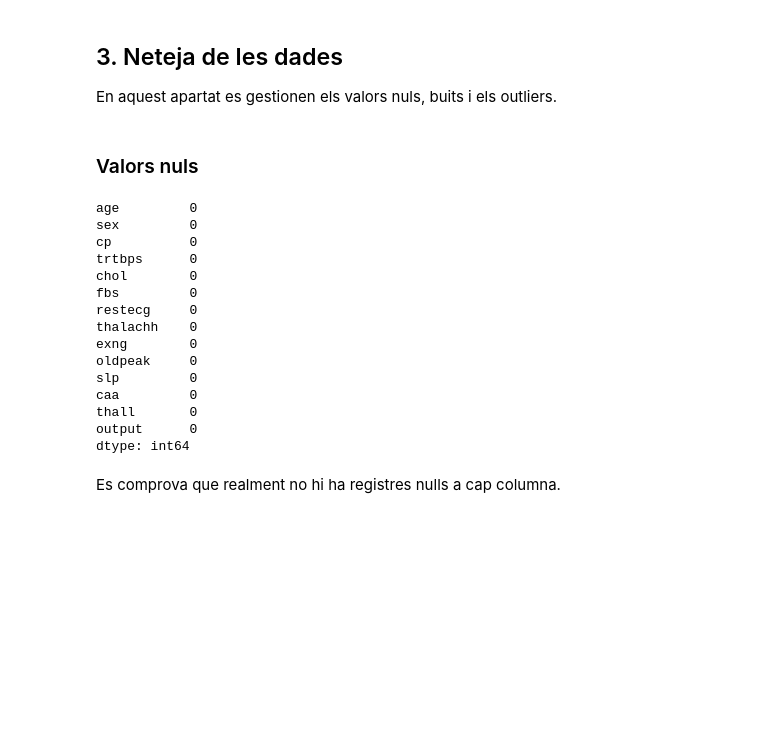
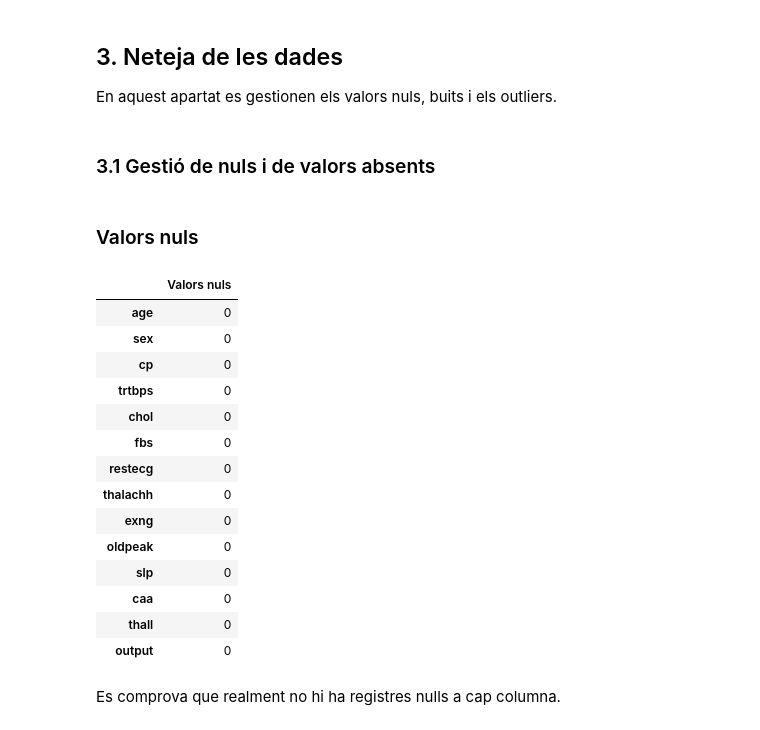
Before and after one commit to sercres/pra2_tipologia, a Jupyter notebook: code/pauconstans_screspia_PRA2.ipynb, the cells around one changed output. Cells and saved outputs as stored; diff of their text form; code cells hidden in the pictures; blank space fills up the shorter version.

```diff
--- a/code/pauconstans_screspia_PRA2.ipynb
+++ b/code/pauconstans_screspia_PRA2.ipynb
@@ -155,26 +156,29 @@ Les variables categòriques son: `sex`, `cp`, `fbs`, `restecg`, `exng`, `slp`, `
 ## 3. Neteja de les dades
 
 En aquest apartat es gestionen els valors nuls, buits i els outliers.
+# %% [markdown]
+### 3.1 Gestió de nuls i de valors absents
 # %% [markdown]
 ### Valors nuls
 # %%
-df.isnull().sum()
+frame = {'Valors nuls': df.isnull().sum()}
+pd.DataFrame(frame)
 # %% [output]
-age         0
-sex         0
-cp          0
-trtbps      0
-chol        0
-fbs         0
-restecg     0
-thalachh    0
-exng        0
-oldpeak     0
-slp         0
-caa         0
-thall       0
-output      0
-dtype: int64
+|  | Valors nuls |
+| age | 0 |
+| sex | 0 |
+| cp | 0 |
+| trtbps | 0 |
+| chol | 0 |
+| fbs | 0 |
+| restecg | 0 |
+| thalachh | 0 |
+| exng | 0 |
+| oldpeak | 0 |
+| slp | 0 |
+| caa | 0 |
+| thall | 0 |
+| output | 0 |
 # %% [markdown]
 Es comprova que realment no hi ha registres nulls a cap columna.
 # %% [markdown]
```
Also changed, not shown: parts of 71 cells of this notebook.
